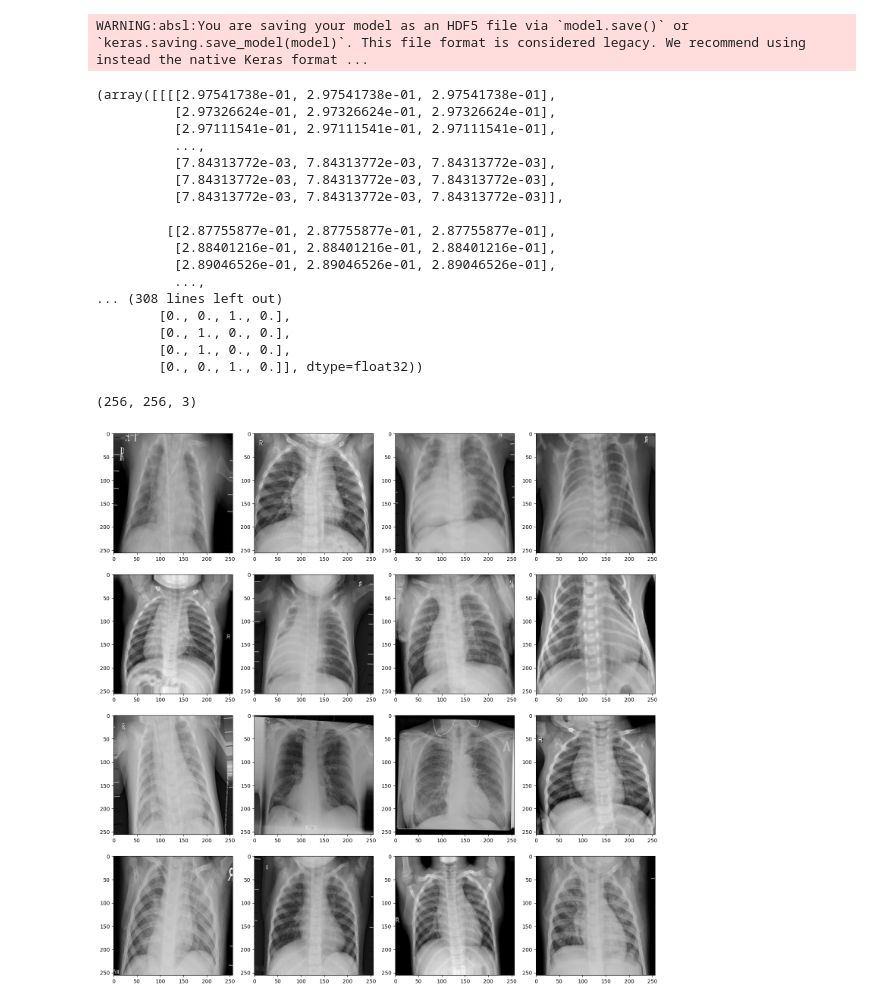
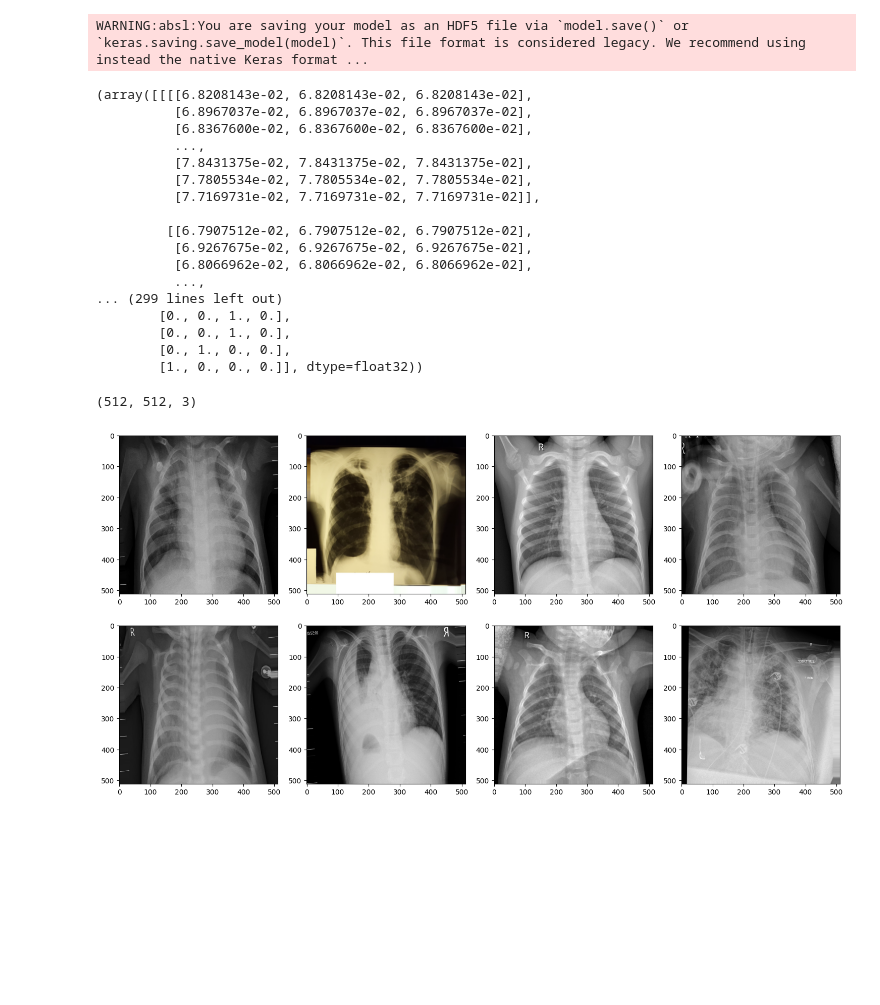
Before and after one commit to ich-bin-tyrone/xray-cnn-tfk, a Jupyter notebook: model.ipynb, the cells around one changed output. Drawn from its saved outputs; the diff is of its cells as text; code cells hidden in the pictures; blank space fills up the shorter version.

```diff
--- a/model.ipynb
+++ b/model.ipynb
@@ -10,8 +34,8 @@ np.random.seed(143)
 # %%
 os.environ["KERAS_BACKEND"] = 'tensorflow'
 # %%
-SIZE = 256
-batch_size = 16
+SIZE = 2000
+batch_size = 8
 # %%
 from tensorflow.keras.regularizers import l2
 
@@ -214,42 +240,42 @@ X_train = next(train_generator)
 # %%
 X_train
 # %% [output]
-(array([[[[2.97541738e-01, 2.97541738e-01, 2.97541738e-01],
-          [2.97326624e-01, 2.97326624e-01, 2.97326624e-01],
-          [2.97111541e-01, 2.97111541e-01, 2.97111541e-01],
+(array([[[[6.8208143e-02, 6.8208143e-02, 6.8208143e-02],
+          [6.8967037e-02, 6.8967037e-02, 6.8967037e-02],
+          [6.8367600e-02, 6.8367600e-02, 6.8367600e-02],
           ...,
-          [7.84313772e-03, 7.84313772e-03, 7.84313772e-03],
-          [7.84313772e-03, 7.84313772e-03, 7.84313772e-03],
-          [7.84313772e-03, 7.84313772e-03, 7.84313772e-03]],
+          [7.8431375e-02, 7.8431375e-02, 7.8431375e-02],
+          [7.7805534e-02, 7.7805534e-02, 7.7805534e-02],
+          [7.7169731e-02, 7.7169731e-02, 7.7169731e-02]],
 
-         [[2.87755877e-01, 2.87755877e-01, 2.87755877e-01],
-          [2.88401216e-01, 2.88401216e-01, 2.88401216e-01],
-          [2.89046526e-01, 2.89046526e-01, 2.89046526e-01],
+         [[6.7907512e-02, 6.7907512e-02, 6.7907512e-02],
+          [6.9267675e-02, 6.9267675e-02, 6.9267675e-02],
+          [6.8066962e-02, 6.8066962e-02, 6.8066962e-02],
           ...,
-... (308 lines left out)
+... (299 lines left out)
+        [0., 0., 1., 0.],
         [0., 0., 1., 0.],
         [0., 1., 0., 0.],
-        [0., 1., 0., 0.],
-        [0., 0., 1., 0.]], dtype=float32))
+        [1., 0., 0., 0.]], dtype=float32))
 # %%
 X_train[0][1].shape
 # %% [output]
-(256, 256, 3)
+(512, 512, 3)
 # %%
 import cv2
 
 plt.figure(figsize=(15, 15))
 
-for i in range(16):
+for i in range(8):
    plt.subplot(4, 4, i+1)
    rgb_image = cv2.cvtColor((X_train[0][i] * 255).astype(np.uint8), cv2.COLOR_BGR2RGB)
    plt.imshow(rgb_image)
 
    # Determine label based on one-hot encoded array
    # label = 'Malignant' if np.argmax(y_train[i]) == 1 else 'Benign'
    # plt.title(label, fontsize=10)
 
 plt.tight_layout()
 plt.show()
 # %% [output]
-[figure, old version]
+[figure, new version]
```
Also changed, not shown: parts of 8 cells of this notebook, 3 other files.
